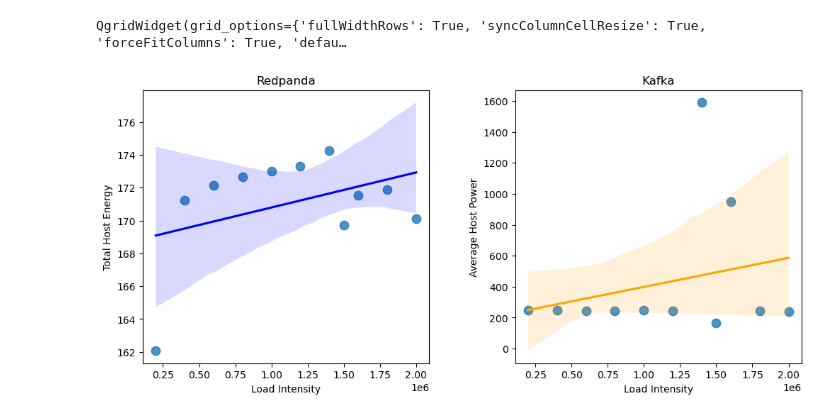
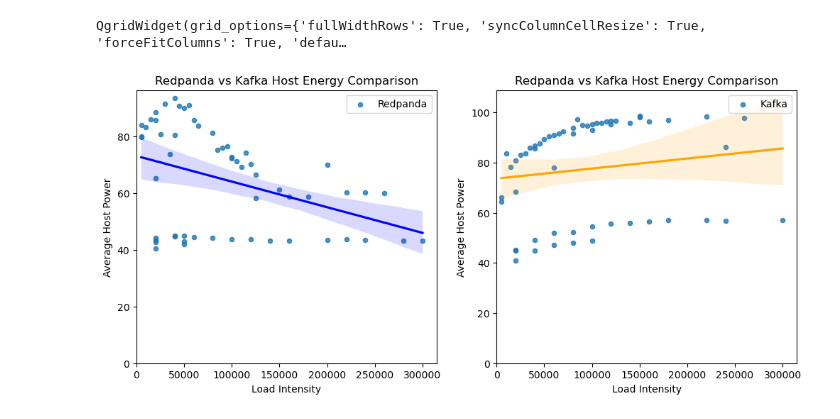
Before and after one commit to stream-energy/greenflow, a Jupyter notebook: analysis.ipynb, the cells around one changed output. Cells and saved outputs as stored; diff of their text form; code cells hidden in the pictures.

```diff
--- a/analysis.ipynb
+++ b/analysis.ipynb
@@ -71,6 +71,13 @@ import qgrid
 # redpanda_kafka_data = redpanda_kafka_data.drop(columns=['started_ts', 'stopped_ts'])
 redpanda_kafka_data['load'] = pd.to_numeric(redpanda_kafka_data['load'], errors='coerce')
 redpanda_kafka_data['total_host_energy'] = pd.to_numeric(redpanda_kafka_data['total_host_energy'], errors='coerce')
+redpanda_kafka_data.loc[redpanda_kafka_data['duration'] < 5, 'duration'] = 330 + redpanda_kafka_data['duration']
+redpanda_kafka_data['avg_host_power'] = redpanda_kafka_data['total_host_energy'] / redpanda_kafka_data['durationSeconds'] / 3
+redpanda_kafka_data = redpanda_kafka_data[redpanda_kafka_data['avg_host_power'] <= 100]
+redpanda_kafka_data = redpanda_kafka_data[redpanda_kafka_data['avg_host_power'] >= 40]
+
+
+
 
 # Display DataFrame using qgrid (Assuming your DataFrame is 'redpanda_kafka_data')
 qgrid_widget = qgrid.show_grid(redpanda_kafka_data, show_toolbar=True)
@@ -80,26 +87,49 @@ QgridWidget(grid_options={'fullWidthRows': True, 'syncColumnCellResize': True, '
 # %%
 redpanda_kafka_data = qgrid_widget.get_changed_df()
 # Create a figure with two subplots
 fig, (ax1, ax2) = plt.subplots(1, 2, figsize=(12, 5))
+# fig, ax = plt.subplots(figsize=(12, 5))
 
-# Plot Redpanda data on the first subplot
+# Plot Redpanda data
 sns.regplot(x='load', y='avg_host_power', data=redpanda_kafka_data[redpanda_kafka_data['exp_name'] == 'ingest-redpanda'],
-            ax=ax1, scatter_kws={'s': 80}, line_kws={'color': 'blue'})
-ax1.set_title('Redpanda')
-ax1.set_xlabel('Load Intensity')
-ax1.set_ylabel('Total Host Energy')
+            scatter_kws={'s': 20}, line_kws={'color': 'blue'}, label='Redpanda', ax=ax1)
 
-# Plot Kafka data on the second subplot
+# Plot Kafka data
 sns.regplot(x='load', y='avg_host_power', data=redpanda_kafka_data[redpanda_kafka_data['exp_name'] == 'ingest-kafka'],
-            ax=ax2, scatter_kws={'s': 80}, line_kws={'color': 'orange'})
-ax2.set_title('Kafka')
-ax2.set_xlabel('Load Intensity')
-ax2.set_ylabel('Average Host Power')
+            scatter_kws={'s': 20}, line_kws={'color': 'orange'}, label='Kafka', ax=ax2)
 
-# Adjust spacing between subplots
-plt.subplots_adjust(wspace=0.3)
+for ax in [ax1,ax2]:
+    ax.set_title('Redpanda vs Kafka Host Energy Comparison')
+    ax.set_xlabel('Load Intensity')
+    ax.set_ylabel('Average Host Power')
+
+    ax.set_xlim(left=0)
+    ax.set_ylim(bottom=0)
+
+    ax.legend()
 
 # Show the plot
 plt.show()
+
+
+# Plot Redpanda data on the first subplot
+# sns.regplot(x='load', y='avg_host_power', data=redpanda_kafka_data[redpanda_kafka_data['exp_name'] == 'ingest-redpanda'],
+#             ax=ax1, scatter_kws={'s': 80}, line_kws={'color': 'blue'})
+# ax1.set_title('Redpanda')
+# ax1.set_xlabel('Load Intensity')
+# ax1.set_ylabel('Total Host Energy')
+
+# # Plot Kafka data on the second subplot
+# sns.regplot(x='load', y='avg_host_power', data=redpanda_kafka_data[redpanda_kafka_data['exp_name'] == 'ingest-kafka'],
+#             ax=ax2, scatter_kws={'s': 80}, line_kws={'color': 'orange'})
+# ax2.set_title('Kafka')
+# ax2.set_xlabel('Load Intensity')
+# ax2.set_ylabel('Average Host Power')
+
+# # Adjust spacing between subplots
+# plt.subplots_adjust(wspace=0.3)
+
+# # Show the plot
+# plt.show()
 # %% [output]
-[figure, old version]
+[figure, new version]
```
Also changed, not shown: parts of 9 cells of this notebook, 16 other files.
